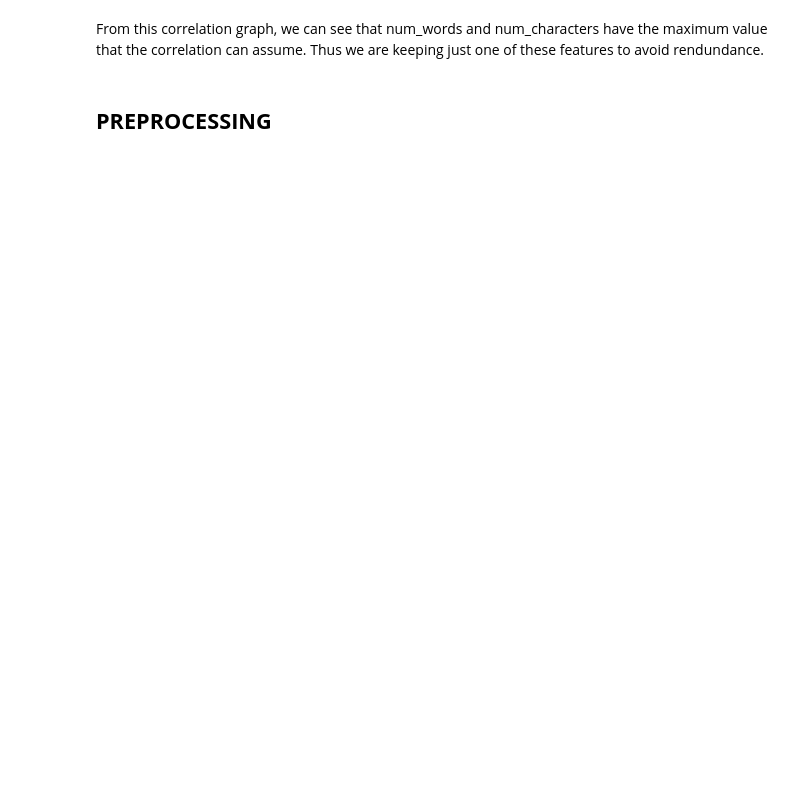
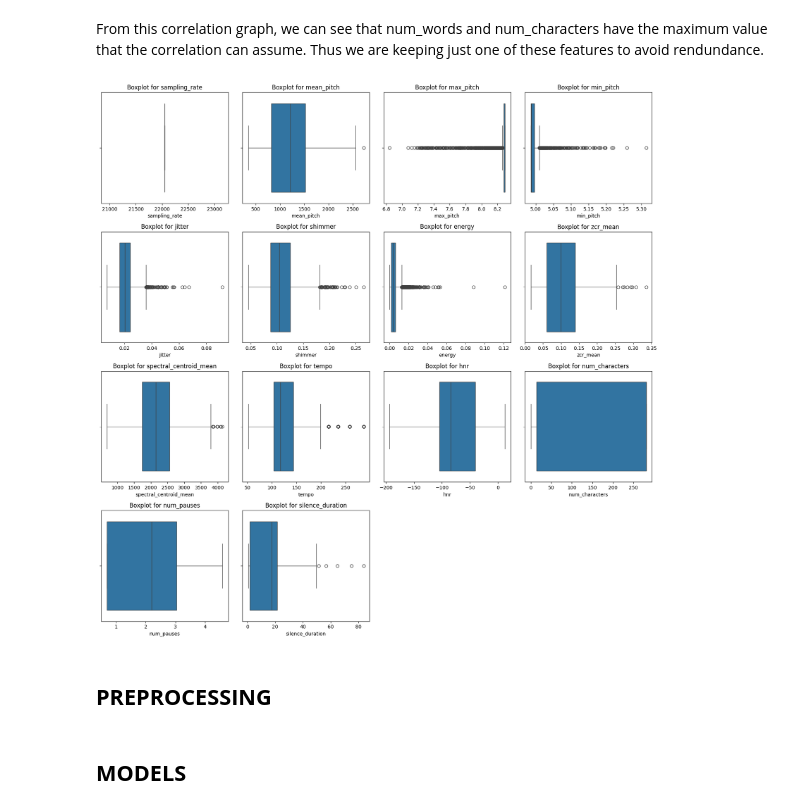
Before and after one commit to RBello02/Homework_Data_science, a Jupyter notebook: codice_da_consegnare.ipynb, the cells around one changed output. Cells and saved outputs as stored; diff of their text form; code cells hidden in the pictures; blank space fills up the shorter version.

```diff
--- a/codice_da_consegnare.ipynb
+++ b/codice_da_consegnare.ipynb
@@ -104,39 +104,43 @@ From this correlation graph, we can see that num_words and num_characters have t
 # %%
 Xdata_dev = data_dev.drop(columns=['path', 'Id', 'age', 'num_words'])
 ydata_dev = data_dev['age']
-Xdata_eval = data_eval.drop(columns=['path', 'Id', 'num_words'])
+Xdata_eval = data_eval.drop(columns=['path', 'num_words'])
 
 # Some boxplots to look at the distribution of the numerical features, for some features we are going to apply a log transformation
+# Boxplots can be helpful to detect outliers
 copy_dev = Xdata_dev.copy()
 copy_eval = Xdata_eval.copy()
 
-numerical_columns = Xdata_dev.select_dtypes(include=['float64', 'int64']).columns
-numerical_columns = [col for col in numerical_columns if Xdata_dev[col].nunique() > 2]
+numerical_columns = labels.copy()
+numerical_columns.remove('age')
+numerical_columns.remove('num_words')
+numerical_columns.remove('gender_female')
+numerical_columns.remove('gender_male')
 
 
 for col in ['num_pauses',  'energy', 'jitter', 'min_pitch', 'max_pitch']:
     copy_dev[col] = np.log1p(copy_dev[col])
     copy_eval[col] = np.log1p(copy_eval[col])
 
 
 # Displaying 4 boxplots for row
 cols_per_row = 4
 rows = (len(numerical_columns) + cols_per_row - 1) // cols_per_row
+# Create a grid of boxplots using seaborn
 fig, axes = plt.subplots(rows, cols_per_row, figsize=(16, 4 * rows))
 axes = axes.flatten()
 
-
 for i, column in enumerate(numerical_columns):
-    # Creiamo un grafico per ogni colonna
-    axes[i].boxplot(x=copy_dev[column])
+    sns.boxplot(x=copy_dev[column], ax=axes[i])
     axes[i].set_title(f'Boxplot for {column}')
     axes[i].set_xlabel(column)
 
 for i in range(len(numerical_columns), len(axes)):
     axes[i].axis('off')
 
-# Optimize the layout
 plt.tight_layout()
 plt.show()
+# %% [output]
+[figure, added]
 # %% [markdown]
 ## **PREPROCESSING**
@@ -142,0 +157,2 @@ plt.show()
+# %% [markdown]
+## **MODELS**
```
Also changed, not shown: parts of 5 cells of this notebook.
